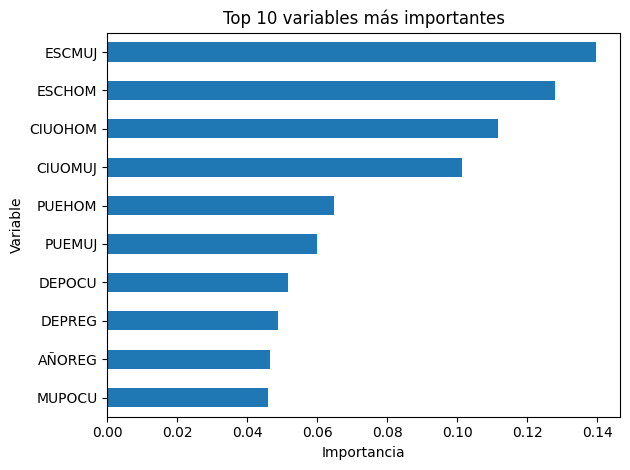
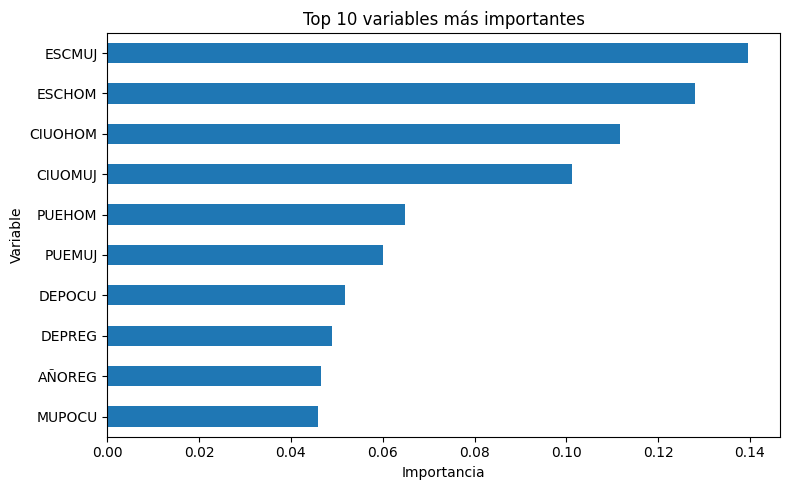
Unified diff of the notebook cell whose output changed from the first chart to the second:
--- before
+++ after
@@ -1,47 +1,44 @@
-rf_final = modelo_final.named_steps["modelo"]
-prep_final = modelo_final.named_steps["preprocesamiento"]
+arbol_rf   = modelo_final.named_steps["modelo"]
+pipeline_prep = modelo_final.named_steps["preprocesamiento"]
 
-# Importancias después del one-hot
-importancias = rf_final.feature_importances_
+pesos = arbol_rf.feature_importances_
 
-# Construcción de nombres y variable original
-feature_names = []
-original_vars = []
+nombres_feat = []
+vars_origen  = []
 
-# Numéricas
 for col in num_cols:
-    feature_names.append(col)
-    original_vars.append(col)
+    nombres_feat.append(col)
+    vars_origen.append(col)
 
-# Categóricas one-hot
-onehot = prep_final.named_transformers_["cat"].named_steps["onehot"]
-for col, cats in zip(cat_cols, onehot.categories_):
-    for cat in cats:
-        feature_names.append(f"{col}_{cat}")
-        original_vars.append(col)
+enc_ohe = pipeline_prep.named_transformers_["cat"].named_steps["onehot"]
+for col, categorias in zip(cat_cols, enc_ohe.categories_):
+    for cat in categorias:
+        nombres_feat.append(f"{col}_{cat}")
+        vars_origen.append(col)
 
-# Ajuste por si hay diferencias de longitud por versión de sklearn
-min_len = min(len(importancias), len(feature_names), len(original_vars))
+n = min(len(pesos), len(nombres_feat), len(vars_origen))
 
-imp_df = pd.DataFrame({
-    "feature": feature_names[:min_len],
-    "variable_original": original_vars[:min_len],
-    "importancia": importancias[:min_len]
+df_pesos = pd.DataFrame({
+    "feature":   nombres_feat[:n],
+    "var_orig":  vars_origen[:n],
+    "peso":      pesos[:n]
 })
 
-imp_var = (
-    imp_df.groupby("variable_original", as_index=False)["importancia"]
+resumen_vars = (
+    df_pesos
+    .groupby("var_orig", as_index=False)["peso"]
     .sum()
-    .sort_values("importancia", ascending=False)
+    .sort_values("peso", ascending=False)
+    .rename(columns={"var_orig": "variable_original", "peso": "importancia"})
 )
 
-display(imp_var.head(15))
-imp_var.to_csv("outputs/importancia_variables_modelo_final.csv", index=False)
+display(resumen_vars.head(15))
+resumen_vars.to_csv("outputs/importancia_variables_modelo_final.csv", index=False)
 
-plt.figure(figsize=(8, 5))
-imp_var.head(10).sort_values("importancia").plot(
+resumen_vars.head(10).sort_values("importancia").plot(
     kind="barh",
     x="variable_original",
     y="importancia",
+    figsize=(8, 5),
     legend=False
 )

Commit: feat: rename variables and reorder lines in sections 10 and 11